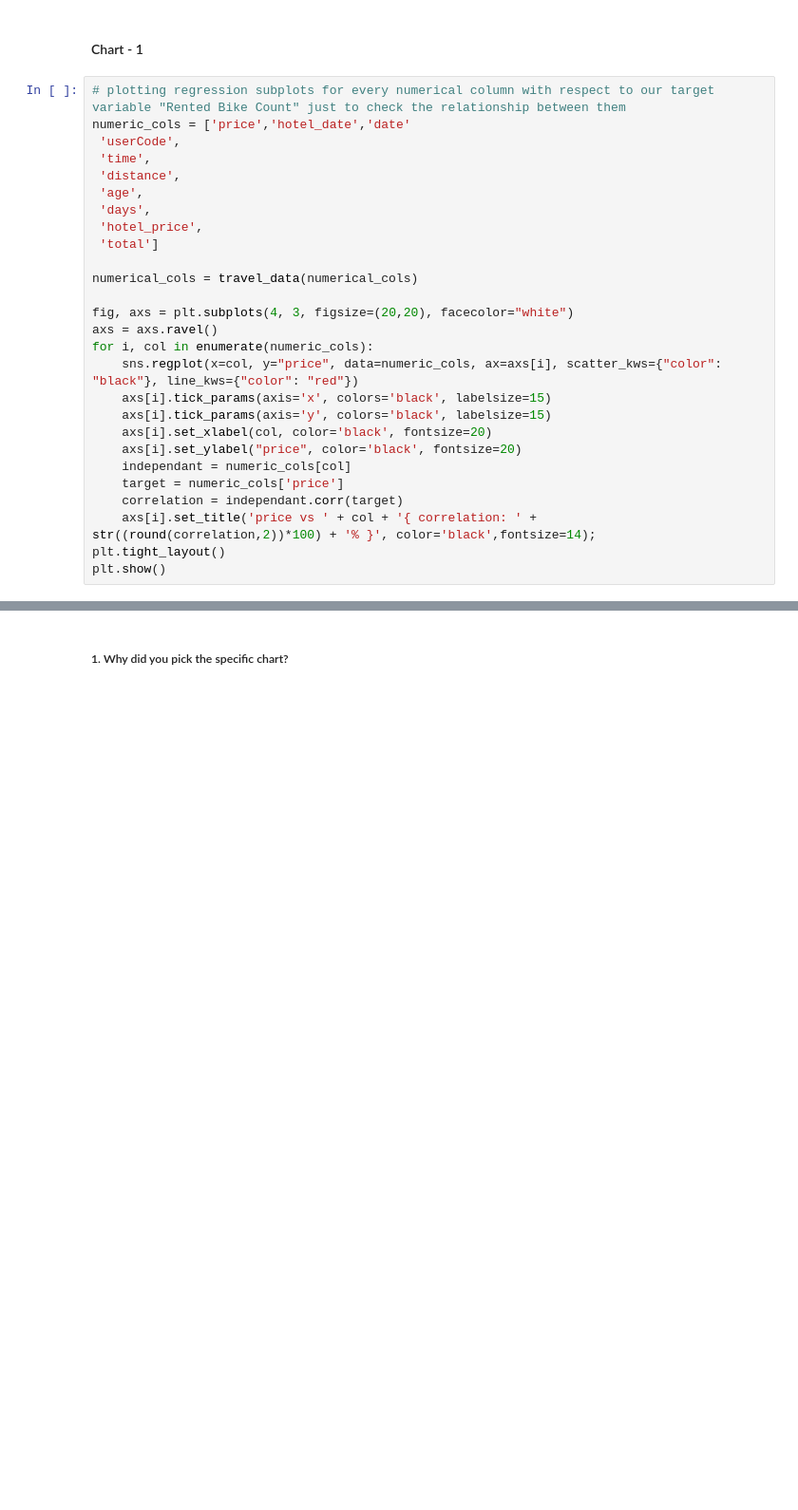
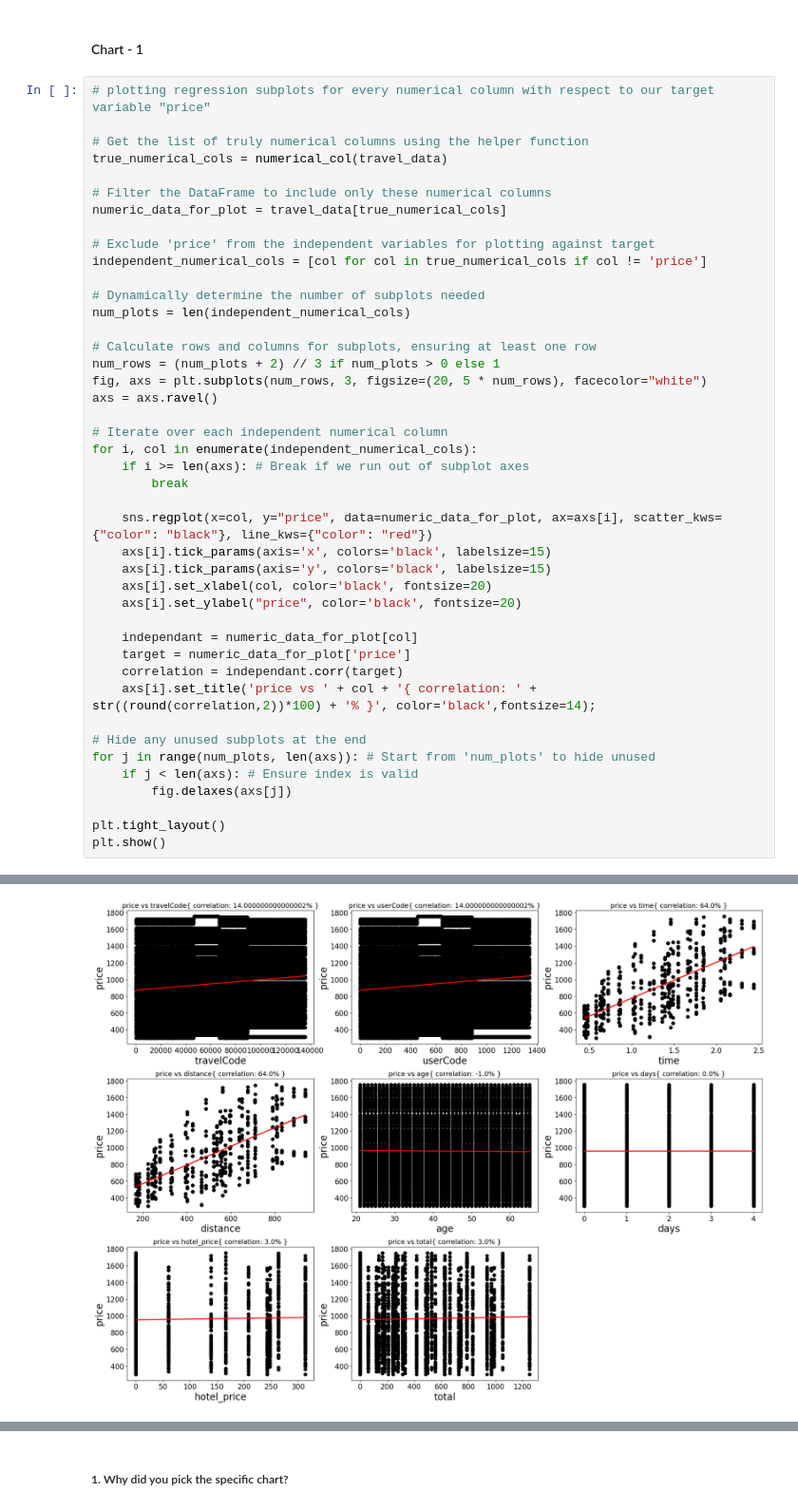
Before and after one commit to amol004/Voyage-Analytics-Integrating-MLOps-in-Travel, a Jupyter notebook: Capstone_Project_Productionization_of_ML_Systems.ipynb, the cells around one changed output, grey strips where cells are left out. Shown at 95% size. Drawn from its saved outputs; the diff is of its cells as text; blank space fills up the shorter version.

```diff
--- a/Capstone_Project_Productionization_of_ML_Systems.ipynb
+++ b/Capstone_Project_Productionization_of_ML_Systems.ipynb
@@ -462,30 +462,46 @@ categorical_col(travel_data)
 # %% [markdown]
 #### Chart - 1
 # %%
-# plotting regression subplots for every numerical column with respect to our target variable "Rented Bike Count" just to check the relationship between them
-numeric_cols = ['price','hotel_date','date'
- 'userCode',
- 'time',
- 'distance',
- 'age',
- 'days',
- 'hotel_price',
- 'total']
+# plotting regression subplots for every numerical column with respect to our target variable "price"
 
-numerical_cols = travel_data(numerical_cols)
+# Get the list of truly numerical columns using the helper function
+true_numerical_cols = numerical_col(travel_data)
 
-fig, axs = plt.subplots(4, 3, figsize=(20,20), facecolor="white")
+# Filter the DataFrame to include only these numerical columns
+numeric_data_for_plot = travel_data[true_numerical_cols]
+
+# Exclude 'price' from the independent variables for plotting against target
+independent_numerical_cols = [col for col in true_numerical_cols if col != 'price']
+
+# Dynamically determine the number of subplots needed
+num_plots = len(independent_numerical_cols)
+
+# Calculate rows and columns for subplots, ensuring at least one row
+num_rows = (num_plots + 2) // 3 if num_plots > 0 else 1
+fig, axs = plt.subplots(num_rows, 3, figsize=(20, 5 * num_rows), facecolor="white")
 axs = axs.ravel()
-for i, col in enumerate(numeric_cols):
-    sns.regplot(x=col, y="price", data=numeric_cols, ax=axs[i], scatter_kws={"color": "black"}, line_kws={"color": "red"})
+
+# Iterate over each independent numerical column
+for i, col in enumerate(independent_numerical_cols):
+    if i >= len(axs): # Break if we run out of subplot axes
+        break
+
+    sns.regplot(x=col, y="price", data=numeric_data_for_plot, ax=axs[i], scatter_kws={"color": "black"}, line_kws={"color": "red"})
     axs[i].tick_params(axis='x', colors='black', labelsize=15)
     axs[i].tick_params(axis='y', colors='black', labelsize=15)
     axs[i].set_xlabel(col, color='black', fontsize=20)
     axs[i].set_ylabel("price", color='black', fontsize=20)
-    independant = numeric_cols[col]
-    target = numeric_cols['price']
+
+    independant = numeric_data_for_plot[col]
+    target = numeric_data_for_plot['price']
     correlation = independant.corr(target)
     axs[i].set_title('price vs ' + col + '{ correlation: ' + str((round(correlation,2))*100) + '% }', color='black',fontsize=14);
+
+# Hide any unused subplots at the end
+for j in range(num_plots, len(axs)): # Start from 'num_plots' to hide unused
+    if j < len(axs): # Ensure index is valid
+        fig.delaxes(axs[j])
+
 plt.tight_layout()
 plt.show()
 # %% [output]
@@ -492,0 +508 @@ TypeError: 'DataFrame' object is not callable
+[figure, added]
```
Also changed, not shown: parts of 3 cells of this notebook.
